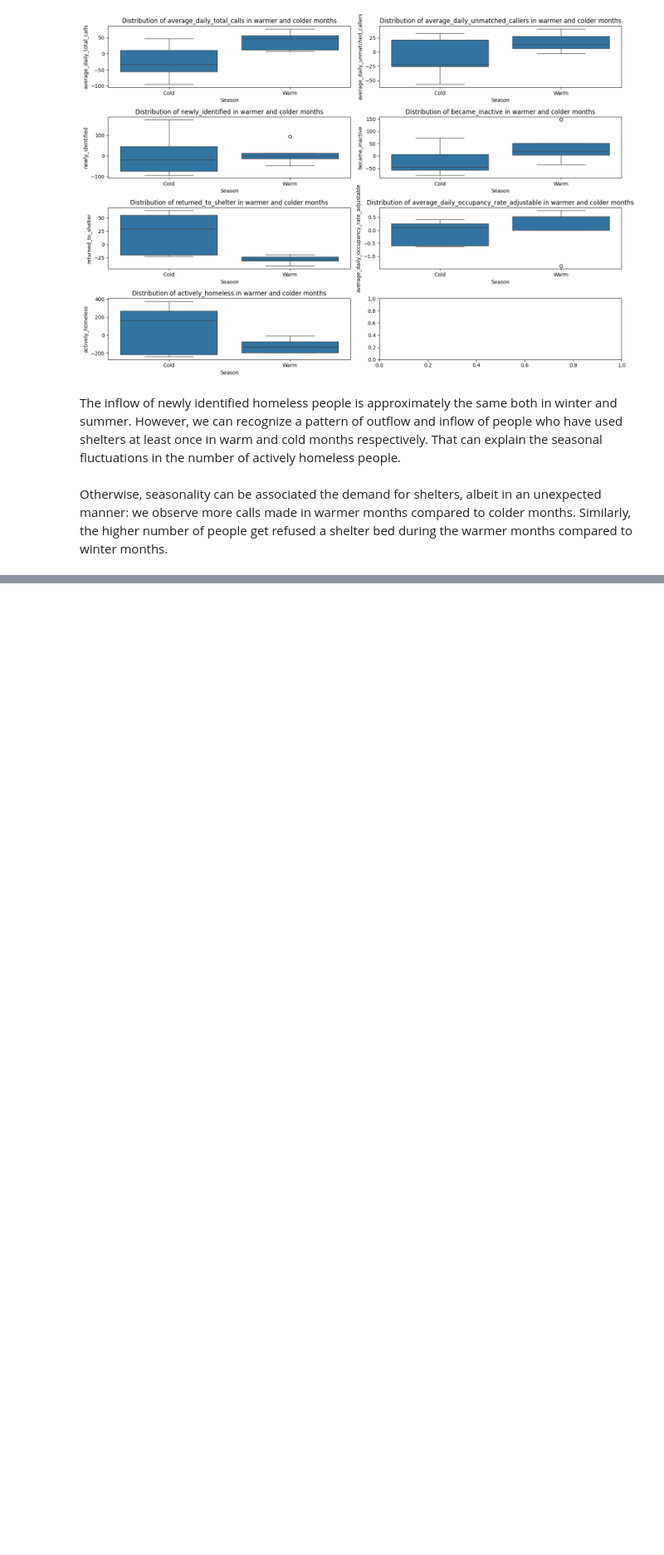
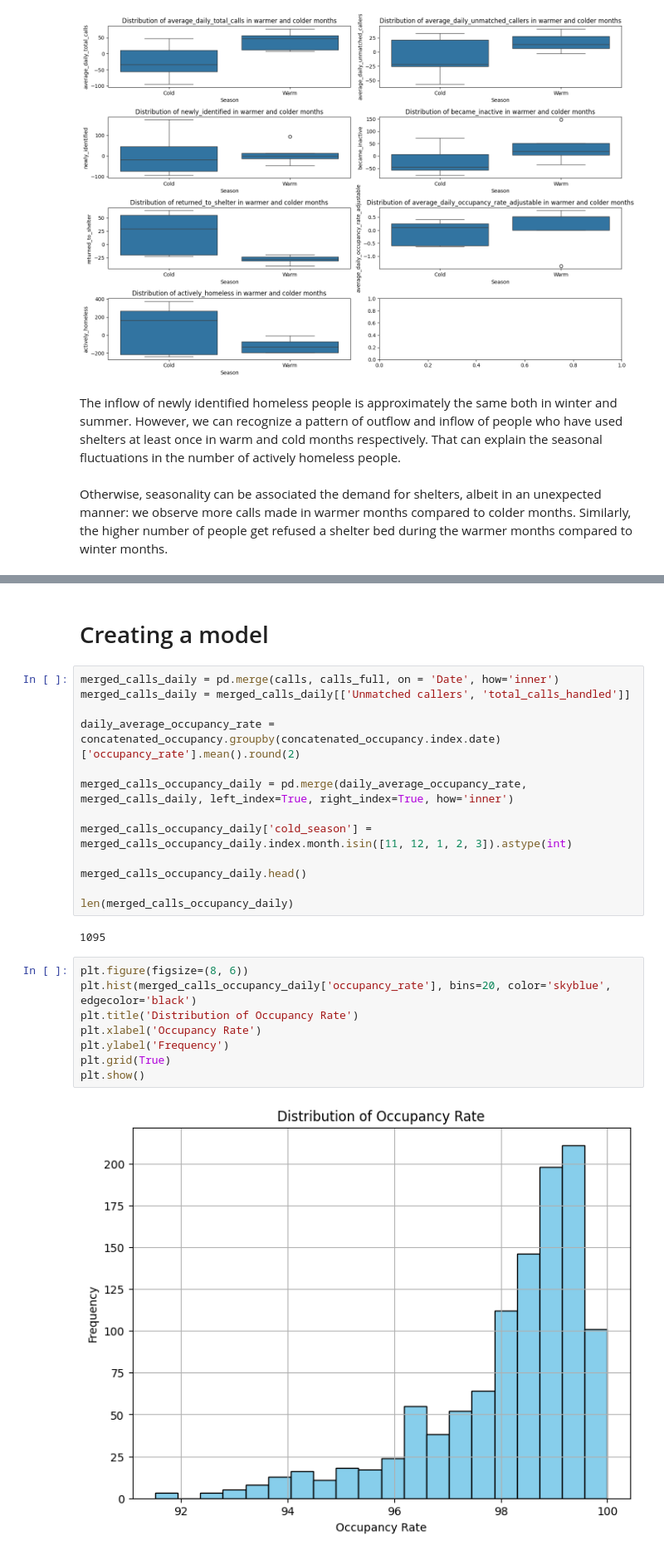
Before and after one commit to pendovka/Toronto-Shelter-Traffic, a Jupyter notebook: Shelter-Demand-Predictor.ipynb, the cells around one changed output, grey strips where cells are left out. Shown at 83% size. Cells and saved outputs as stored; diff of their text form; blank space fills up the shorter version.

```diff
--- a/Shelter-Demand-Predictor.ipynb
+++ b/Shelter-Demand-Predictor.ipynb
@@ -337,0 +300,27 @@ average_daily_occupancy_rate_adjustable: 0.20998870429095862
+# %% [markdown]
+# Creating a model
+# %%
+merged_calls_daily = pd.merge(calls, calls_full, on = 'Date', how='inner')
+merged_calls_daily = merged_calls_daily[['Unmatched callers', 'total_calls_handled']]
+
+daily_average_occupancy_rate = concatenated_occupancy.groupby(concatenated_occupancy.index.date)['occupancy_rate'].mean().round(2)
+
+merged_calls_occupancy_daily = pd.merge(daily_average_occupancy_rate, merged_calls_daily, left_index=True, right_index=True, how='inner')
+
+merged_calls_occupancy_daily['cold_season'] = merged_calls_occupancy_daily.index.month.isin([11, 12, 1, 2, 3]).astype(int)
+
+merged_calls_occupancy_daily.head()
+
+len(merged_calls_occupancy_daily)
+# %% [output]
+1095
+# %%
+plt.figure(figsize=(8, 6))
+plt.hist(merged_calls_occupancy_daily['occupancy_rate'], bins=20, color='skyblue', edgecolor='black')
+plt.title('Distribution of Occupancy Rate')
+plt.xlabel('Occupancy Rate')
+plt.ylabel('Frequency')
+plt.grid(True)
+plt.show()
+# %% [output]
+[figure, added]
```
Also changed, not shown: parts of 10 cells of this notebook.
